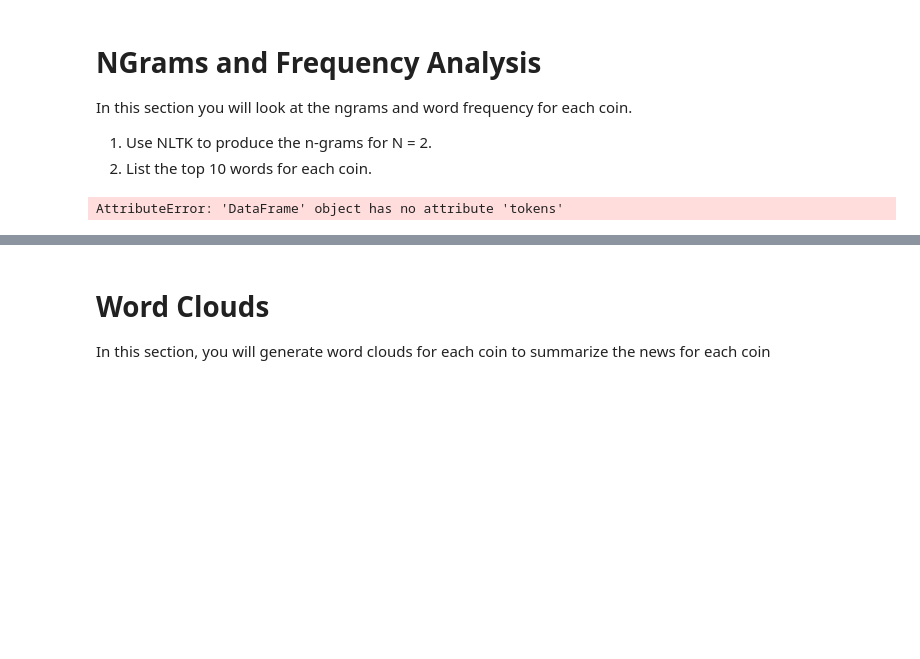
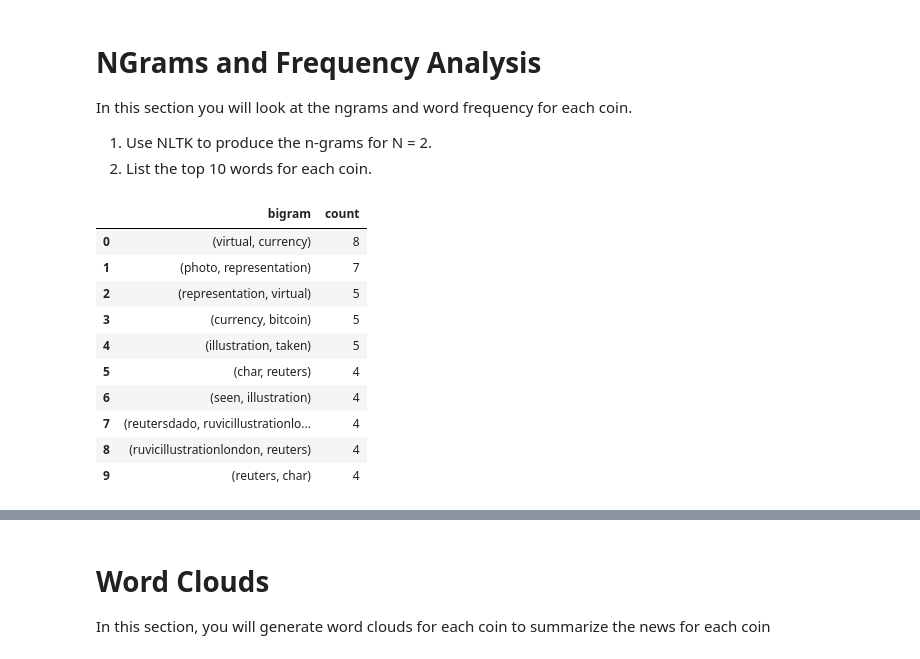
Before and after one commit to EKellerman/NLP_HW, a Jupyter notebook: Instructions/Starter_Code/crypto_sentiment.ipynb, the cells around one changed output, grey strips where cells are left out. Saved outputs shown, nothing was run; the diff lists cells and outputs as text; code cells hidden in the pictures; blank space fills up the shorter version.

```diff
--- a/Instructions/Starter_Code/crypto_sentiment.ipynb
+++ b/Instructions/Starter_Code/crypto_sentiment.ipynb
@@ -281,11 +286,3 @@ In this section you will look at the ngrams and word frequency for each coin.
 # %%
 from collections import Counter
 from nltk import ngrams
-# %%
-# Generate the Bitcoin N-grams where N=2
-
-btc_grams = [item for sublist in bitcoin_tokens.tokens.to_list() for item in sublist]
-gram_counts = Counter(ngrams(flat_btc_tokens, n=2))
-gram_counts.most_common(20)
-# %% [output]
-AttributeError: 'DataFrame' object has no attribute 'tokens'
@@ -295,5 +301,27 @@ AttributeError: 'DataFrame' object has no attribute 'tokens'
+# %%
+def bigram_counter(corpus):
+    # Combine all articles in corpus into one large string
+    big_string = ' '.join(corpus)
+    token_bigstring = tokenizer(big_string)
+    bigrams = ngrams(token_bigstring, n=2)
+    top_10 = dict(Counter(bigrams).most_common(10))
+    return pd.DataFrame(list(top_10.items()), columns=['bigram', 'count'])
 # %%
 # Use the token_count function to generate the top 10 words from each coin
 def token_count(tokens, N=10):
     """Returns the top N tokens from the frequency count"""
     return Counter(tokens).most_common(N)
+# %%
+bigram_counter(bitcoin_grams)
+# %% [output]
+|  | bigram | count |
+| 0 | (virtual, currency) | 8 |
+| 1 | (photo, representation) | 7 |
+| 2 | (representation, virtual) | 5 |
+| 3 | (currency, bitcoin) | 5 |
+| 4 | (illustration, taken) | 5 |
+| 5 | (char, reuters) | 4 |
+| 6 | (seen, illustration) | 4 |
+| 7 | (reutersdado, ruvicillustrationlo... | 4 |
+| 8 | (ruvicillustrationlondon, reuters) | 4 |
+| 9 | (reuters, char) | 4 |
```
Also changed, not shown: parts of 29 cells of this notebook.
